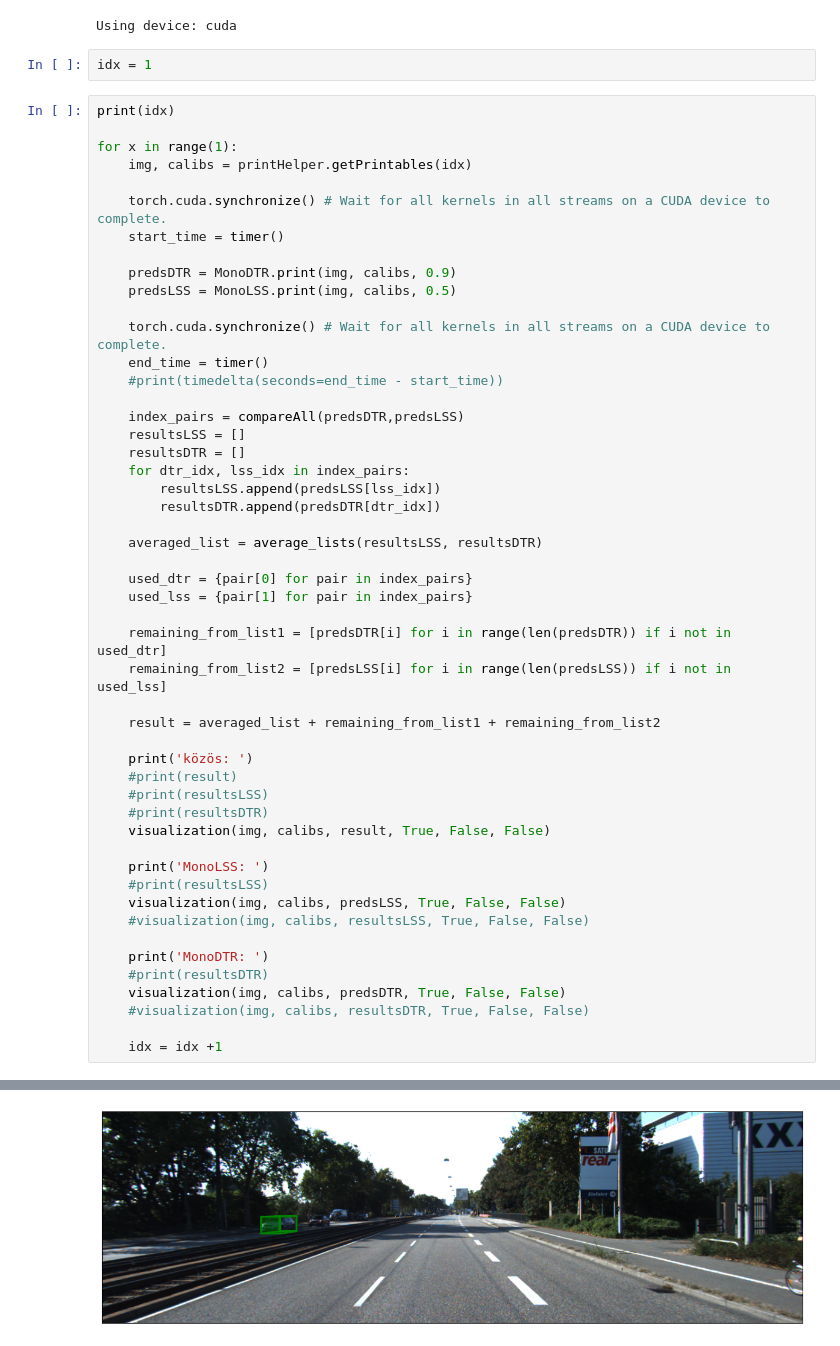
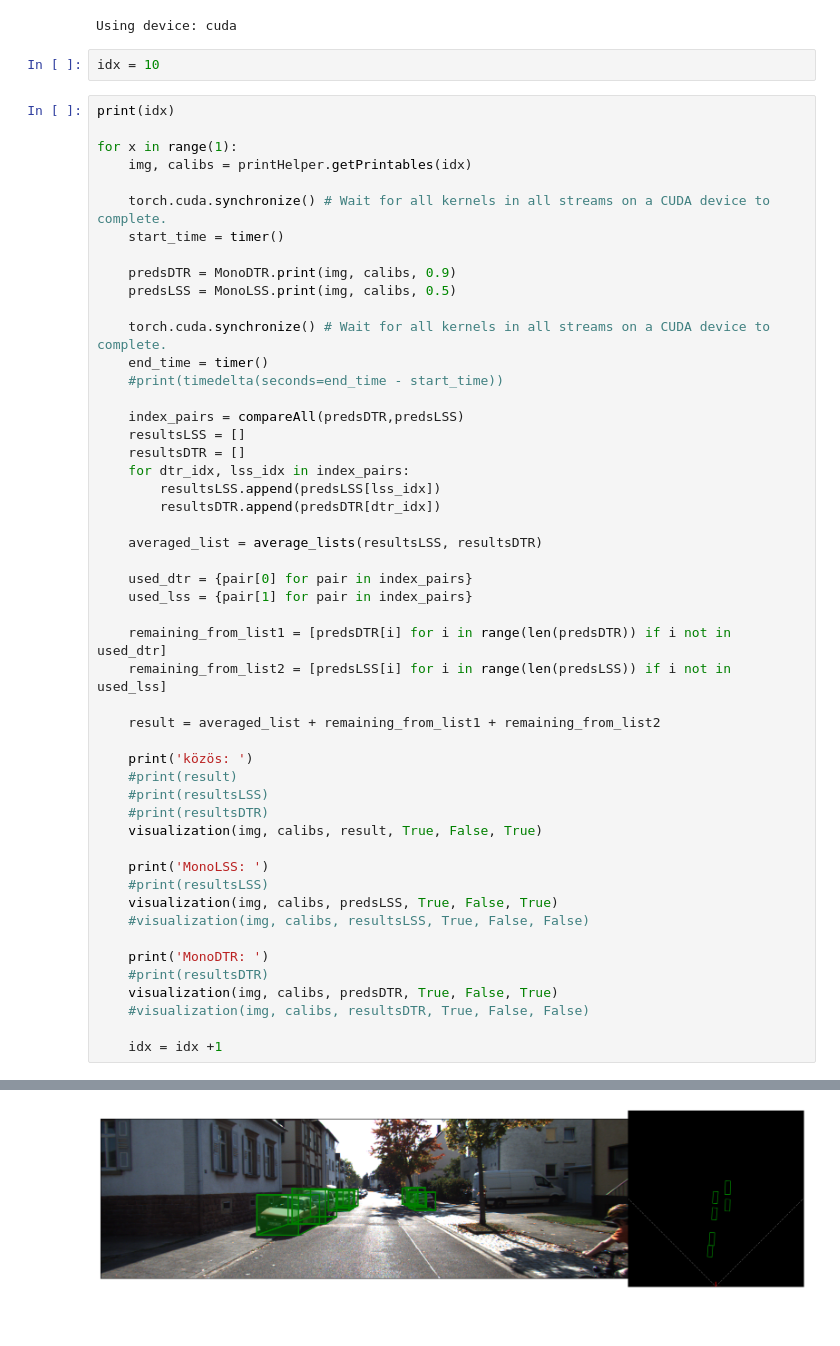
Before and after one commit to Akos0628/MonoDetectors, a Jupyter notebook: visualize-multi.ipynb, the cells around one changed output, grey strips where cells are left out. Drawn from its saved outputs; the diff is of its cells as text; blank space fills up the shorter version.

```diff
--- a/visualize-multi.ipynb
+++ b/visualize-multi.ipynb
@@ -43,7 +43,7 @@ MonoLSS = PrinterLSS(cfg['MonoLSS'], build_model(cfg['MonoLSS']))
 # %% [output]
 Using device: cuda
 # %%
-idx = 1
+idx = 10
 # %%
 print(idx)
 
@@ -81,16 +81,16 @@ for x in range(1):
     #print(result)
     #print(resultsLSS)
     #print(resultsDTR)
-    visualization(img, calibs, result, True, False, False)
+    visualization(img, calibs, result, True, False, True)
 
     print('MonoLSS: ')
     #print(resultsLSS)
-    visualization(img, calibs, predsLSS, True, False, False)
+    visualization(img, calibs, predsLSS, True, False, True)
     #visualization(img, calibs, resultsLSS, True, False, False)
 
     print('MonoDTR: ')
     #print(resultsDTR)
-    visualization(img, calibs, predsDTR, True, False, False)
+    visualization(img, calibs, predsDTR, True, False, True)
     #visualization(img, calibs, resultsDTR, True, False, False)
 
     idx = idx +1
@@ -99,3 +99,3 @@ for x in range(1):
 közös:
-[figure, old version]
+[figure, new version]
 MonoLSS:
```
Also changed, not shown: parts of 1 cell of this notebook, 15 other files.
